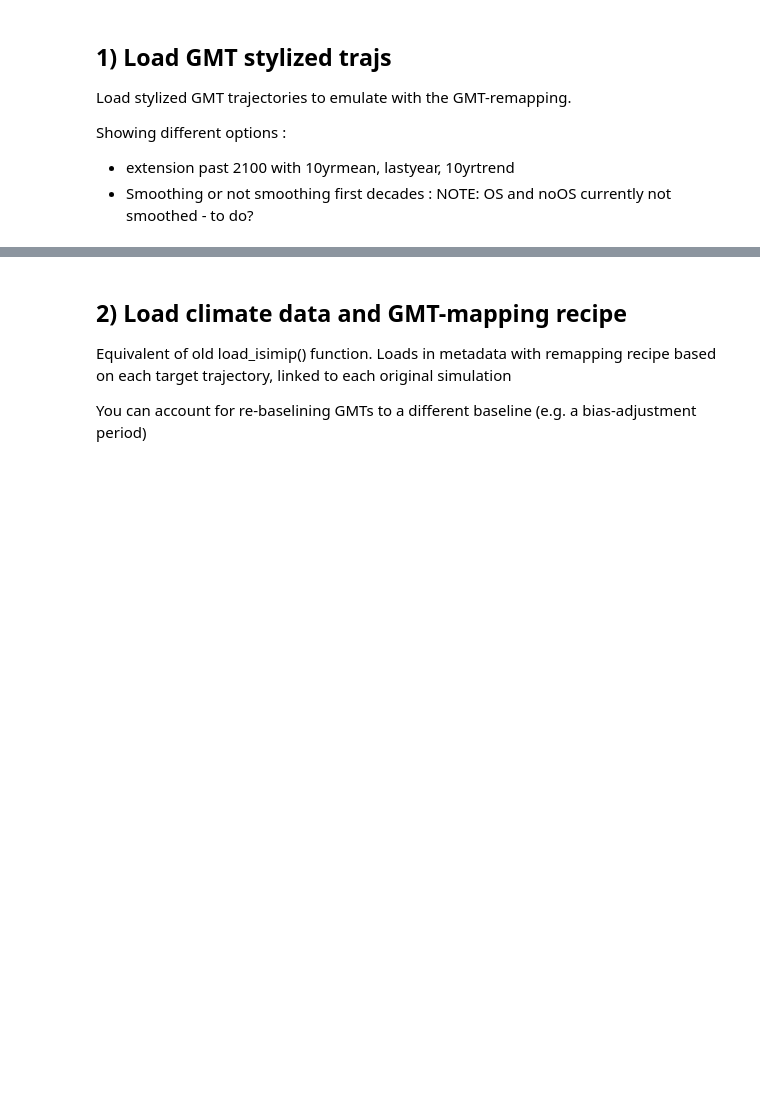
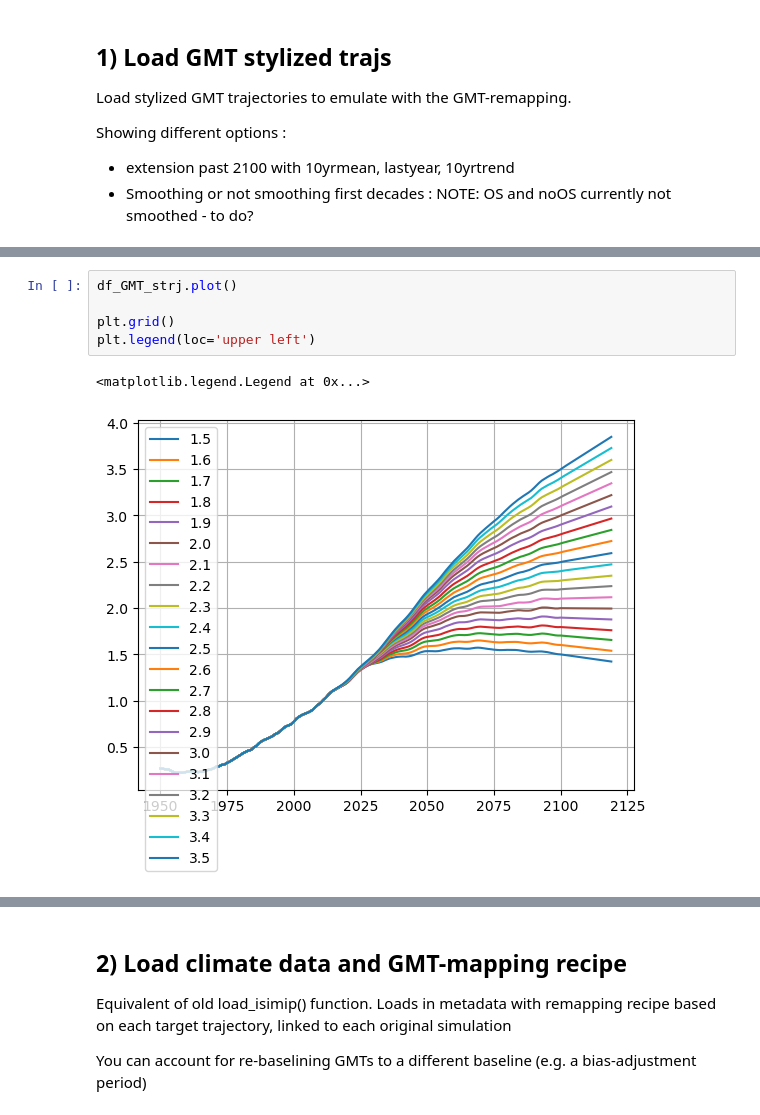
Before and after one commit to rosapietroiusti/dem4cli, a Jupyter notebook: notebooks/dem4cli-demo-v2-part2.ipynb, the cells around one changed output, grey strips where cells are left out. Drawn from its saved outputs; the diff is of its cells as text; blank space fills up the shorter version.

```diff
--- a/notebooks/dem4cli-demo-v2-part2.ipynb
+++ b/notebooks/dem4cli-demo-v2-part2.ipynb
@@ -267,0 +132,8 @@ df_GMT_15, df_GMT_20, df_GMT_NDC, df_GMT_OS, df_GMT_noOS, ds_GMT_STS, df_GMT_str
+# %%
+df_GMT_strj.plot()
+
+plt.grid()
+plt.legend(loc='upper left')
+# %% [output]
+<matplotlib.legend.Legend at 0x...>
+[figure, added]
```
Also changed, not shown: parts of 21 cells of this notebook, 2 other files.
